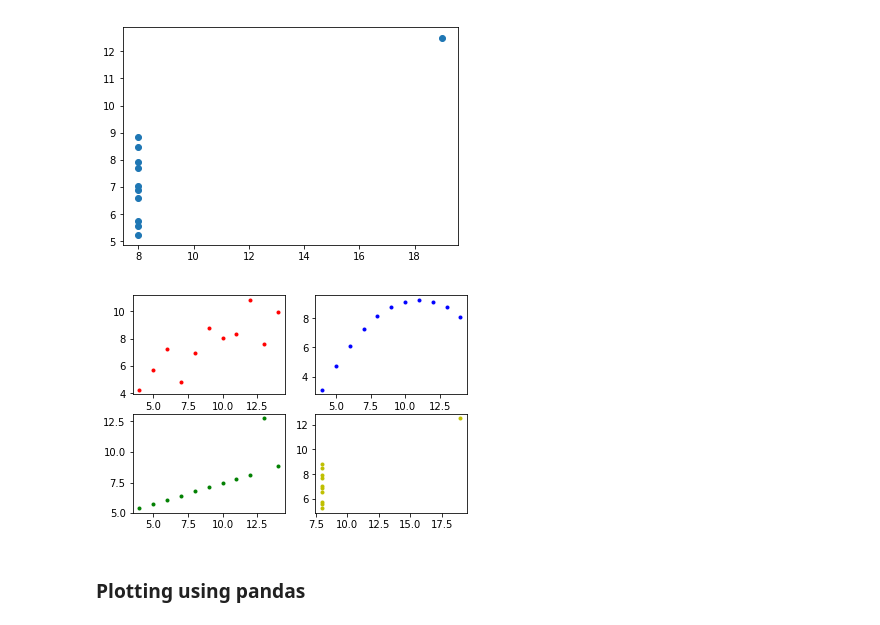
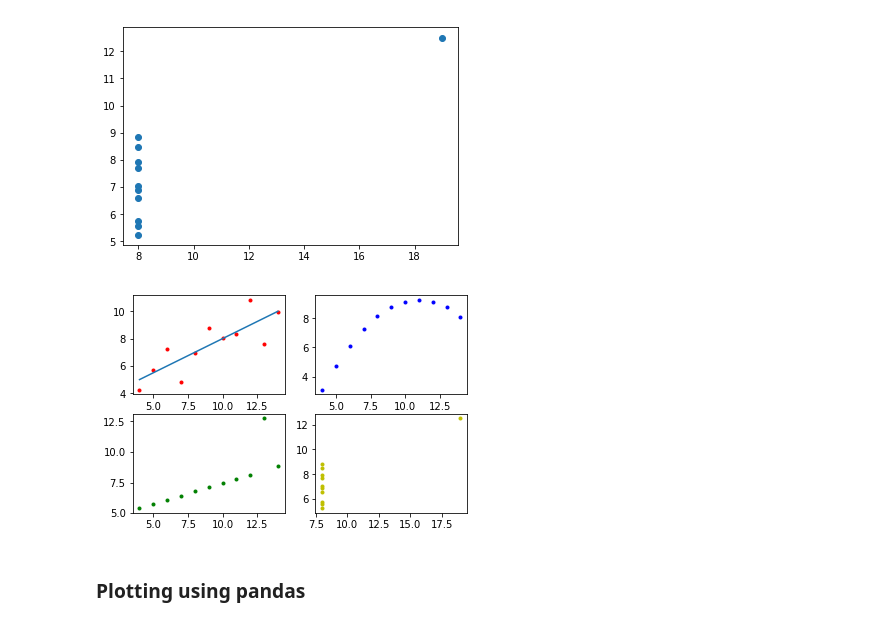
Before and after one commit to declanbarr/anscombes-quartet, a Jupyter notebook: anscombes-quartet.ipynb, the cells around one changed output. Drawn from its saved outputs; the diff is of its cells as text; code cells hidden in the pictures.

Commit message:
Added regression line to subplot 1

```diff
--- a/anscombes-quartet.ipynb
+++ b/anscombes-quartet.ipynb
@@ -73,23 +73,32 @@ plt.show()
 [figure]
 [figure]
 # %%
-# Adapted from https://matplotlib.org/gallery/specialty_plots/anscombe.html
+# Subplots from https://matplotlib.org/gallery/specialty_plots/anscombe.html
+# Linear regression plotting from https://plot.ly/matplotlib/linear-fits/
+# Linear regression line was determined below (in Descriptive Statistics section) to be equal to y = 0.5x + 3.00
+
+
+# Linear regression line for subplot 1
+xLine1 = np.arange(4, 15)
+yLine1 = (0.5 * xVal + 3.00)
+
+
 
 plt.subplot(221)
-plt.plot(x1, y1, 'r.')
+plt.plot(x1, y1, 'r.', xLine1, yLine1)
 
 plt.subplot(222)
 plt.plot(x2, y2, 'b.')
 
 plt.subplot(223)
 plt.plot(x3, y3, 'g.')
 
 plt.subplot(224)
 plt.plot(x4, y4, 'y.')
 
 plt.show()
 # %% [output]
-[figure, old version]
+[figure, new version]
 # %% [markdown]
 ### Plotting using pandas
 # %%
```
